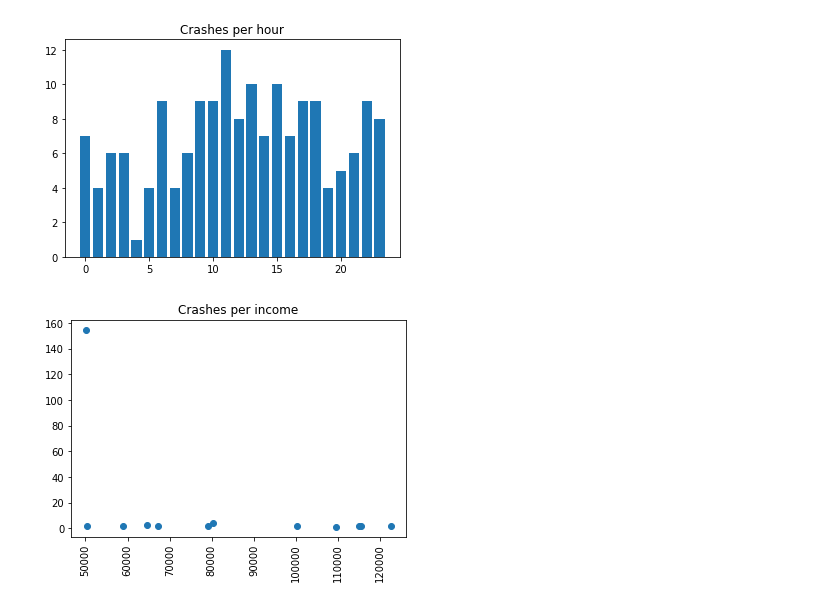
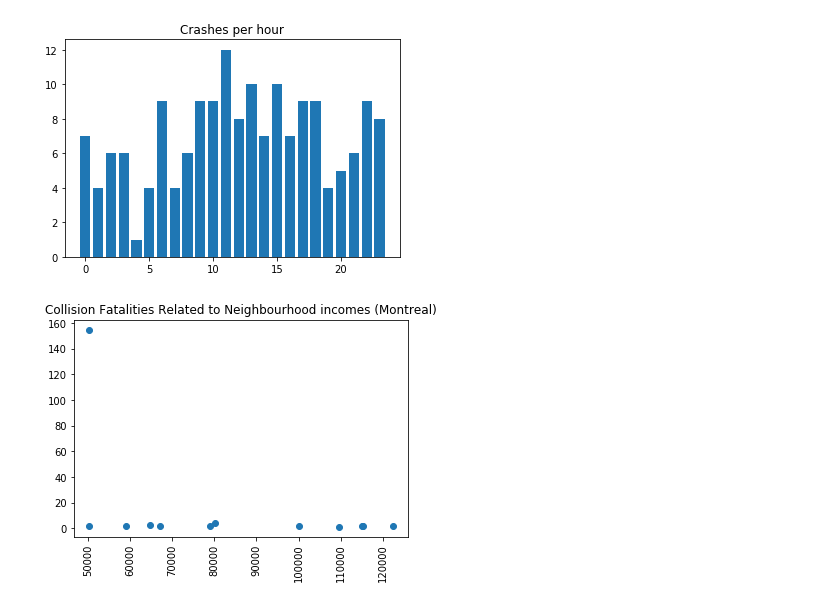
Before and after one commit to nupurgupta5292/SES-vs-Fatal-Road-Collisions, a Jupyter notebook: montreal/montreal_data.ipynb, the cells around one changed output. Saved outputs shown, nothing was run; the diff lists cells and outputs as text; code cells hidden in the pictures.

```diff
--- a/montreal/montreal_data.ipynb
+++ b/montreal/montreal_data.ipynb
@@ -80,3 +80,6 @@ final_montreal
 | 9 | Montréal-Ouest | 2.0 | 115029.0 | 5050.0 | Montreal |
 | 10 | Kirkland | 2.0 | 115381.0 | 20151.0 | Montreal |
 | 11 | Hampstead | 2.0 | 122496.0 | 6973.0 | Montreal |
+# %%
+final_montreal["crashes per neighbourhood by population *100000"]= (final_montreal["Number of Collisions"]/final_montreal["Population"])*100000
+final_montreal
@@ -102,7 +133,7 @@ plt.savefig('Output/districts_hist.png')
 # %%
 plt.scatter(final_montreal['Median Income'],final_montreal['Number of Collisions'])
 plt.xticks(rotation="vertical")
-plt.title('Crashes per income')
+plt.title('Collision Fatalities Related to Neighbourhood incomes (Montreal)')
 plt.savefig('Output/crashesperincome.png')
 # %% [output]
-[figure, old version]
+[figure, new version]
```
Also changed, not shown: parts of 5 cells of this notebook, 4 other files.
